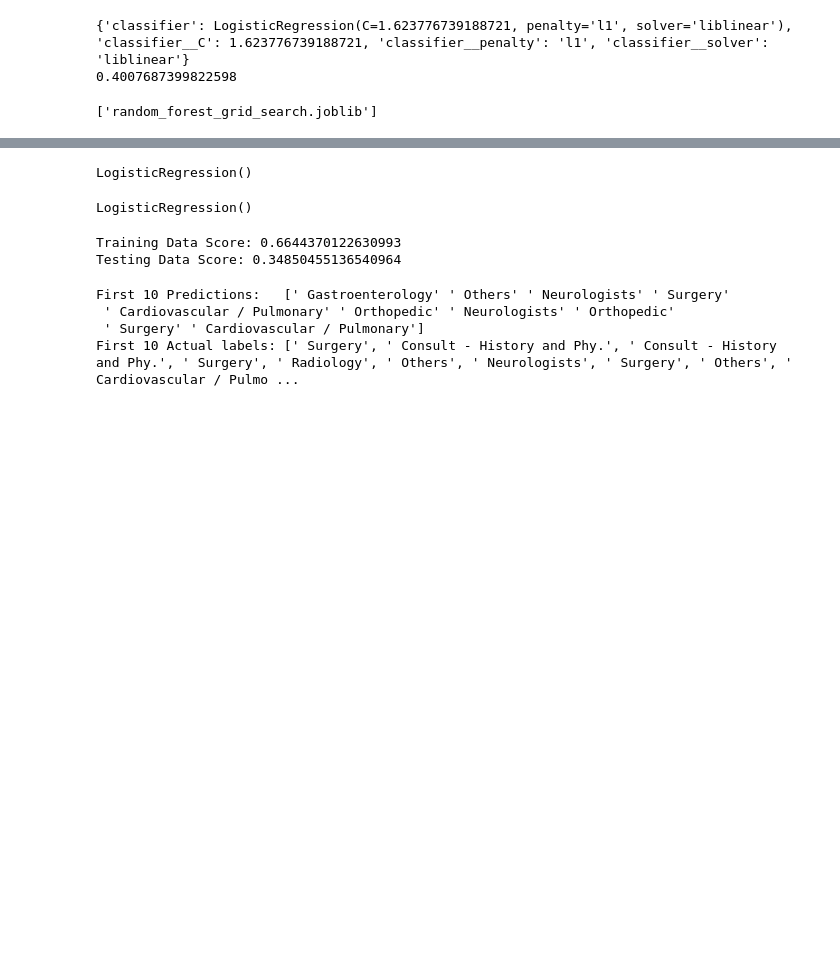
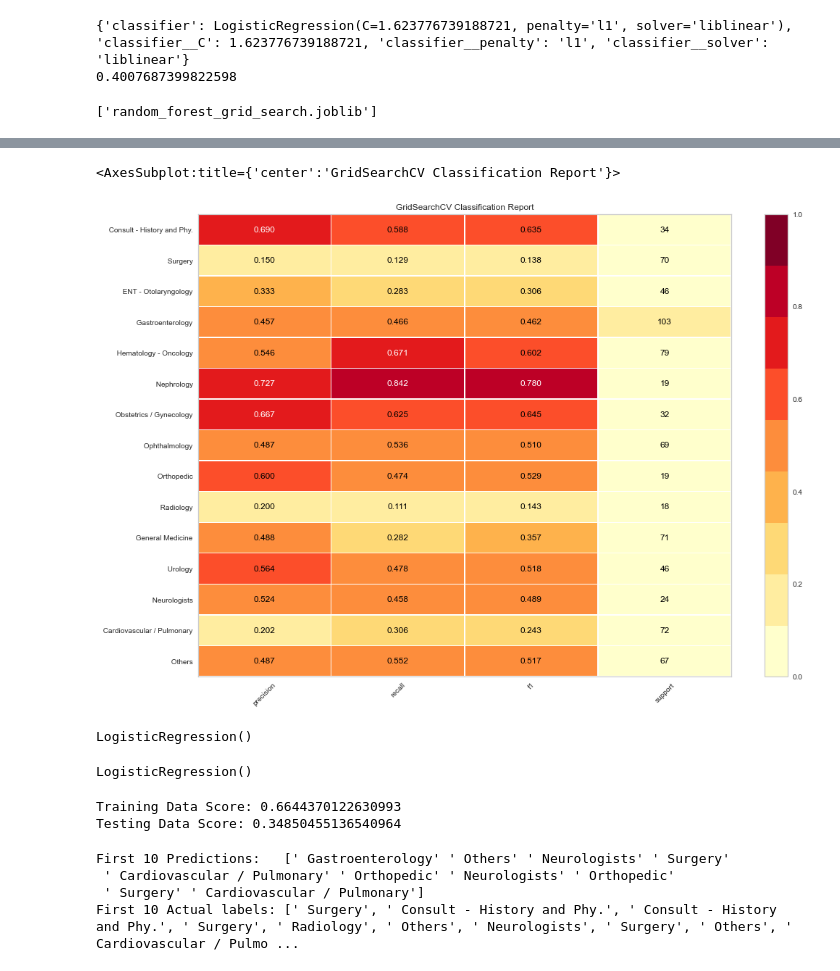
Before and after one commit to AliceSartori/NLP_AND_Clinical-Notes, a Jupyter notebook: Machine_Learning_Nouns_WITH_SPECIALTIES_REDUCTION.ipynb, the cells around one changed output, grey strips where cells are left out. Cells and saved outputs as stored; diff of their text form; code cells hidden in the pictures; blank space fills up the shorter version.

```diff
--- a/Machine_Learning_Nouns_WITH_SPECIALTIES_REDUCTION.ipynb
+++ b/Machine_Learning_Nouns_WITH_SPECIALTIES_REDUCTION.ipynb
@@ -1402,3 +1457,15 @@ joblib.dump(best_clf, filename)
+# %%
+from yellowbrick.classifier import ClassificationReport
+
+viz = ClassificationReport(best_clf, classes=labels, support=True,size=(1080, 720))
+
+viz.fit(train_tfIdf, y_train)        # Fit the visualizer and the model
+viz.score(test_tfIdf, y_test)        # Evaluate the model on the test data
+                      # Finalize and show the figure
+viz.show(outpath="plots/classification_report_GRIDSEARCH_WITHREDUCTION.png")
+# %% [output]
+<AxesSubplot:title={'center':'GridSearchCV Classification Report'}>
+[figure, added]
 # %%
 from sklearn.linear_model import LogisticRegression
 classifier = LogisticRegression()
```
Also changed, not shown: parts of 14 cells of this notebook, 6 other files.
